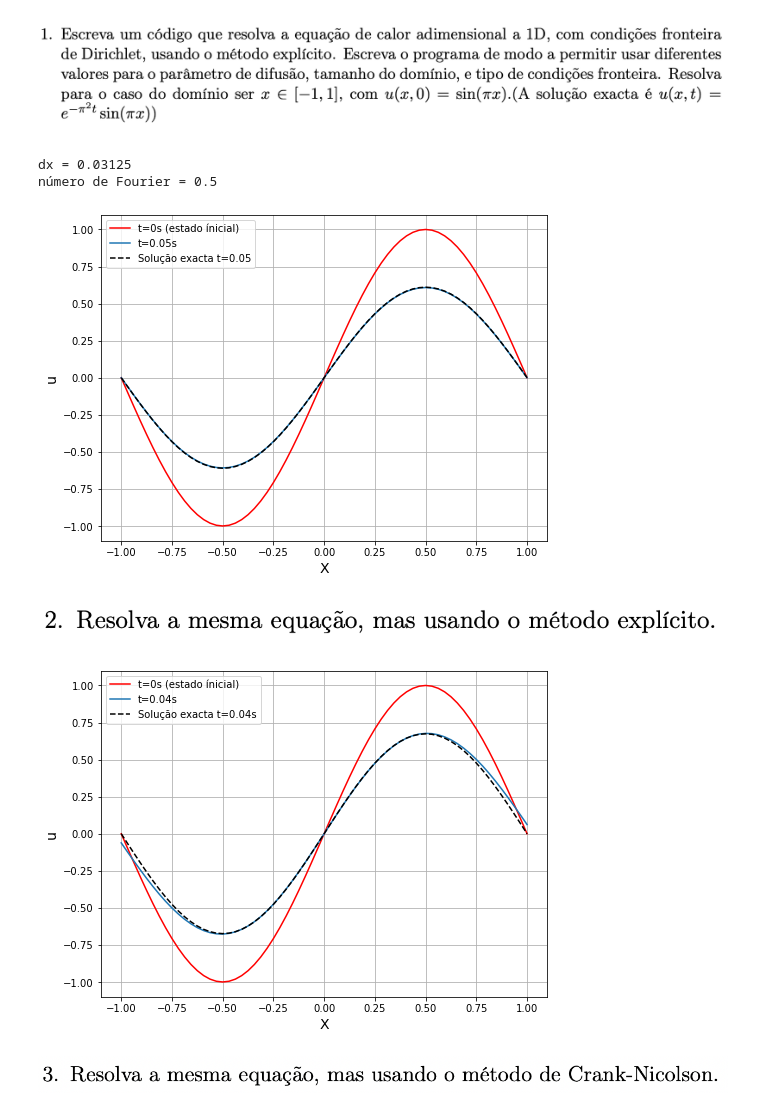
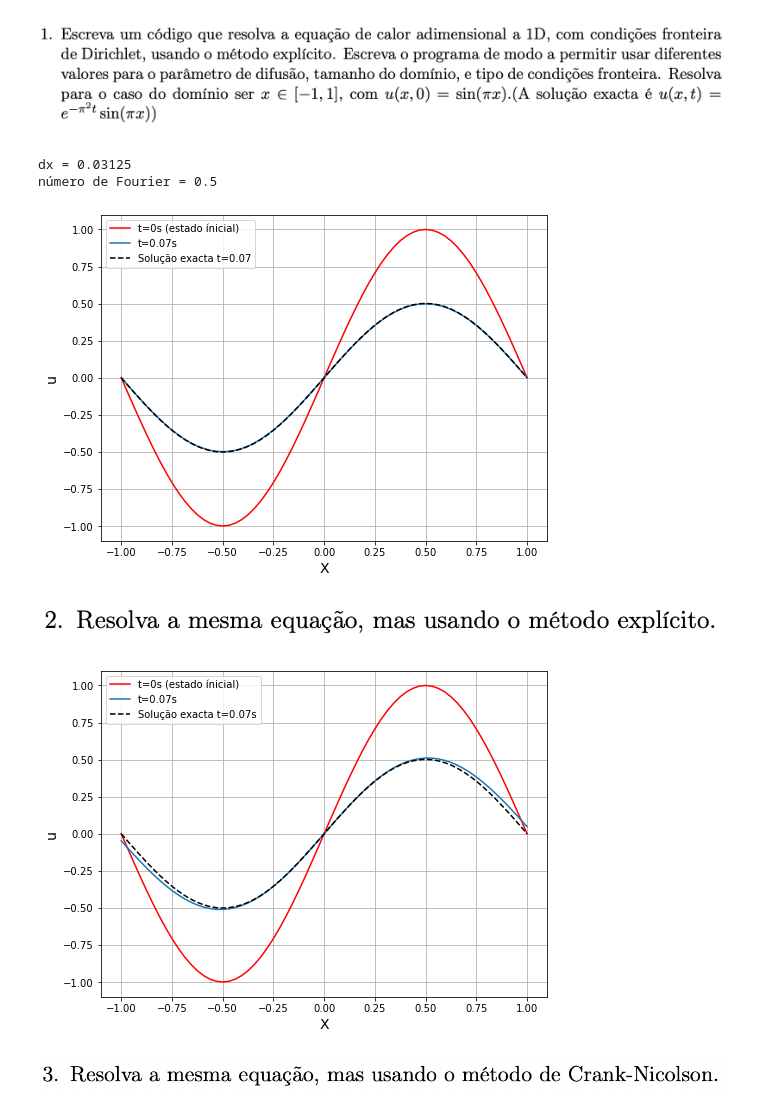
Before and after one commit to caua-veiga/Metodos-Computacionais-2022, a Jupyter notebook: TPs/Notebooks/TP 5.ipynb, the cells around one changed output. Saved outputs shown, nothing was run; the diff lists cells and outputs as text; code cells hidden in the pictures.

```diff
--- a/TPs/Notebooks/TP 5.ipynb
+++ b/TPs/Notebooks/TP 5.ipynb
@@ -80,7 +80,7 @@ def front(*args):
 def exat(x,t=0.02):
     return np.exp(-np.pi**2 * t)*np.sin(np.pi*x)
 # %%
-T = 0.05
+T = 0.07
 
 x,u,init = Forward_Euler(a=1, Nx=64, xi=-1, xf=1,Tf=T, cond_inicial=initial, cond_fronteira=front)
 
@@ -98,7 +98,7 @@ plt.show()
 # %% [output]
 dx = 0.03125
 número de Fourier = 0.5
-[figure, old version]
+[figure, new version]
 # %% [markdown]
 ![image.png](attachment:image.png)
 # %%
@@ -170,23 +170,23 @@ def Backward_Euler(a, Nx, xi, xf, Tf, cond_inicial, cond_fronteira):
 
     return x,u,init
 # %%
-Tt = 0.04
+Tt = 0.07
 
 x,u,init = Backward_Euler(a=1, Nx=64, xi=-1, xf=1,Tf=Tt, cond_inicial=initial, cond_fronteira=front)
 
 plt.figure(figsize=(8,6))
 plt.plot(x,init,color='r',label='t=0s (estado ínicial)')
 plt.plot(x,u,label=f't={Tt}s')
 plt.plot(x,exat(x,Tt),'--',color='black',label=f'Solução exacta t={Tt}s')
 
 plt.xlabel('X',fontsize=14)
 plt.ylabel('u',fontsize=14)
 
 plt.legend()
 plt.grid()
 plt.show()
 # %% [output]
-[figure, old version]
+[figure, new version]
 # %% [markdown]
 ![image.png](attachment:image.png)
 # %%
```
Also changed, not shown: parts of 2 cells of this notebook, 7 other files.
